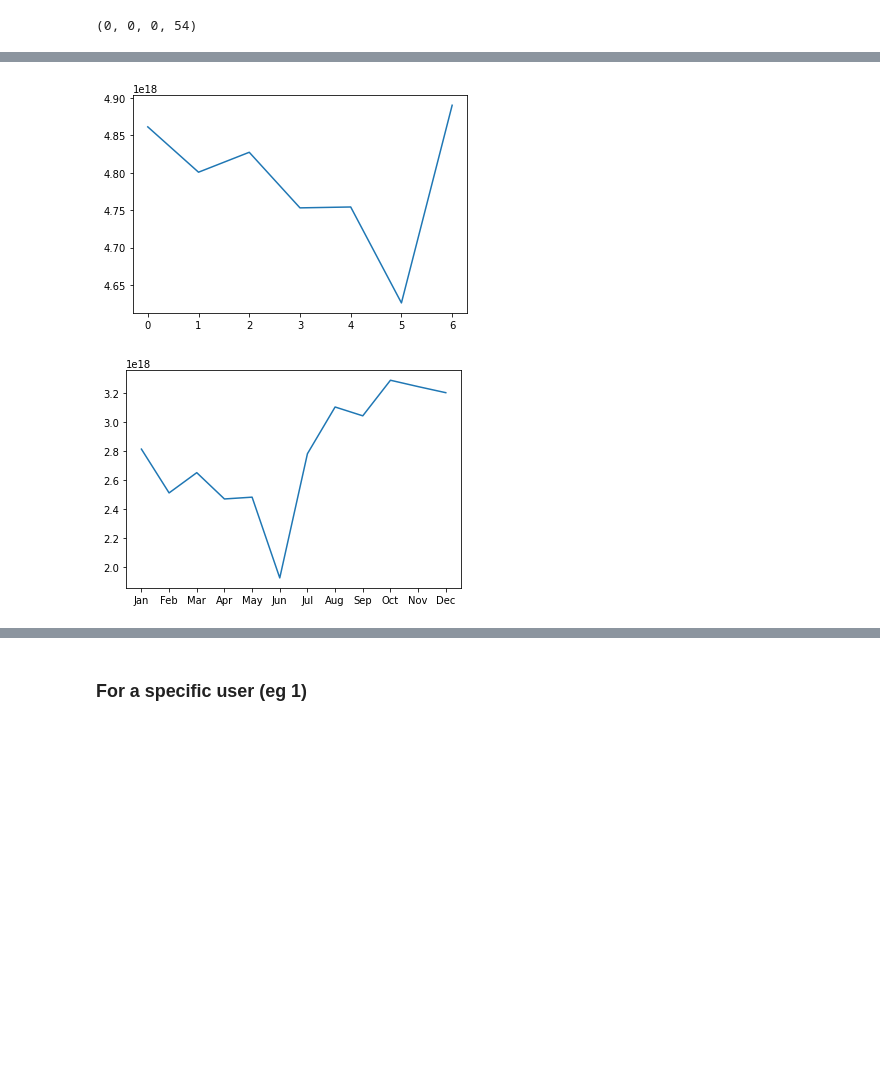
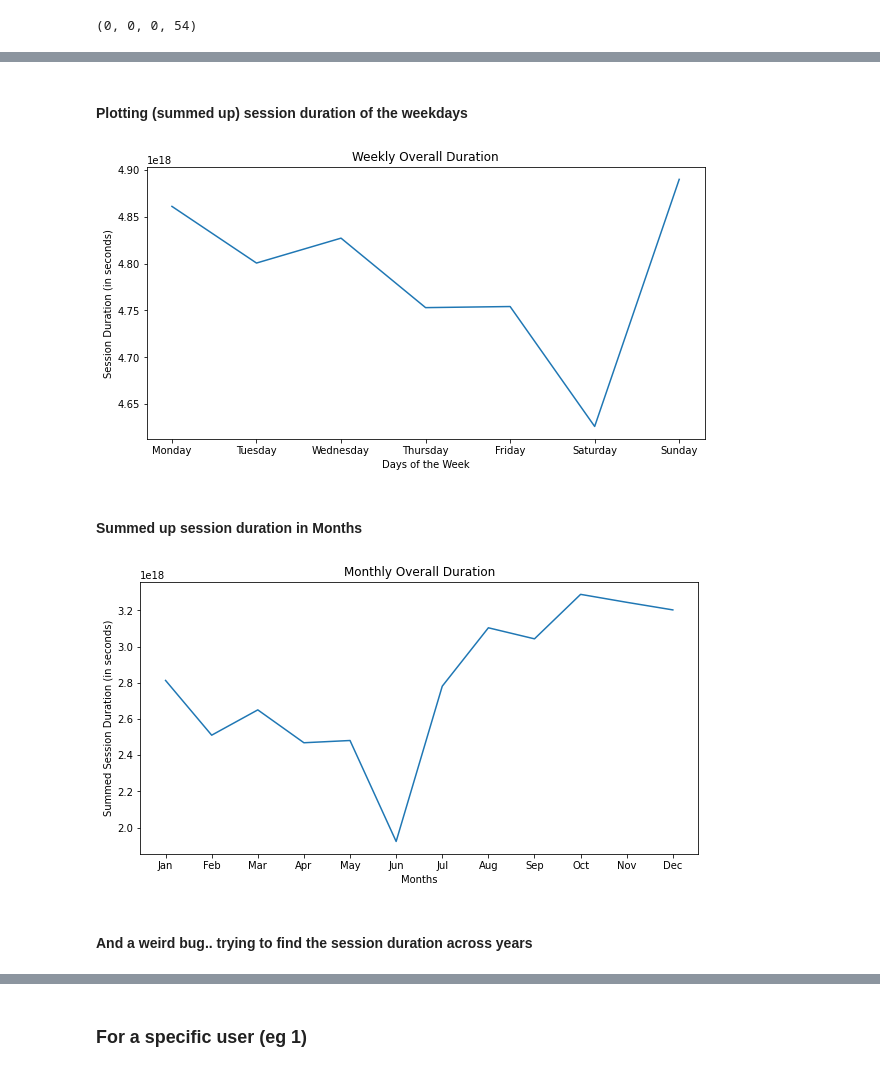
Before and after one commit to astenast/Smartphone_User_Engagement, a Jupyter notebook: Data Preprocessing.ipynb, the cells around one changed output, grey strips where cells are left out. Saved outputs shown, nothing was run; the diff lists cells and outputs as text; code cells hidden in the pictures; blank space fills up the shorter version.

Commit message:
extra graphs

```diff
--- a/Data Preprocessing.ipynb
+++ b/Data Preprocessing.ipynb
@@ -51,4 +54,6 @@ full_df['Day'] = pd.to_datetime(full_df['start_time']).dt.strftime('%A') #day nu
 full_df['hour'] = pd.to_datetime(full_df['start_time']).dt.hour
 full_df['minute'] = pd.to_datetime(full_df['start_time']).dt.minute
 full_df['second'] = pd.to_datetime(full_df['start_time']).dt.second
+# %%
+full_df['date'] = pd.to_datetime(full_df['start_time']).dt.date
 # %%
@@ -142,16 +99,30 @@ Name: duration, Length: 70000, dtype: timedelta64[ns]
+# %% [markdown]
+#### Plotting (summed up) session duration of the weekdays
 # %%
-weekly_overall_duration = full_df.groupby(['weekday'])['duration'].sum()
+weekly_overall_duration = full_df.groupby(['Day'])['duration'].sum()
 # %%
 import matplotlib.pyplot as plt
 
+plt.figure(figsize=(10,5))
 plt.plot(weekly_overall_duration)
+plt.title('Weekly Overall Duration')
+plt.xlabel('Days of the Week')
+plt.ylabel('Session Duration (in seconds)')
 plt.show()
 # %% [output]
-[figure, old version]
+[figure, new version]
+# %% [markdown]
+#### Summed up session duration in Months
 # %%
 monthly_overall_duration = full_df.groupby(['Month'])['duration'].sum()
 
+plt.figure(figsize=(10,5))
 plt.plot(monthly_overall_duration)
+plt.title('Monthly Overall Duration')
+plt.xlabel('Months')
+plt.ylabel('Summed Session Duration (in seconds)')
 plt.show()
 # %% [output]
-[figure, old version]
+[figure, new version]
+# %% [markdown]
+#### And a weird bug.. trying to find the session duration across years
```
Also changed, not shown: parts of 30 cells of this notebook.
